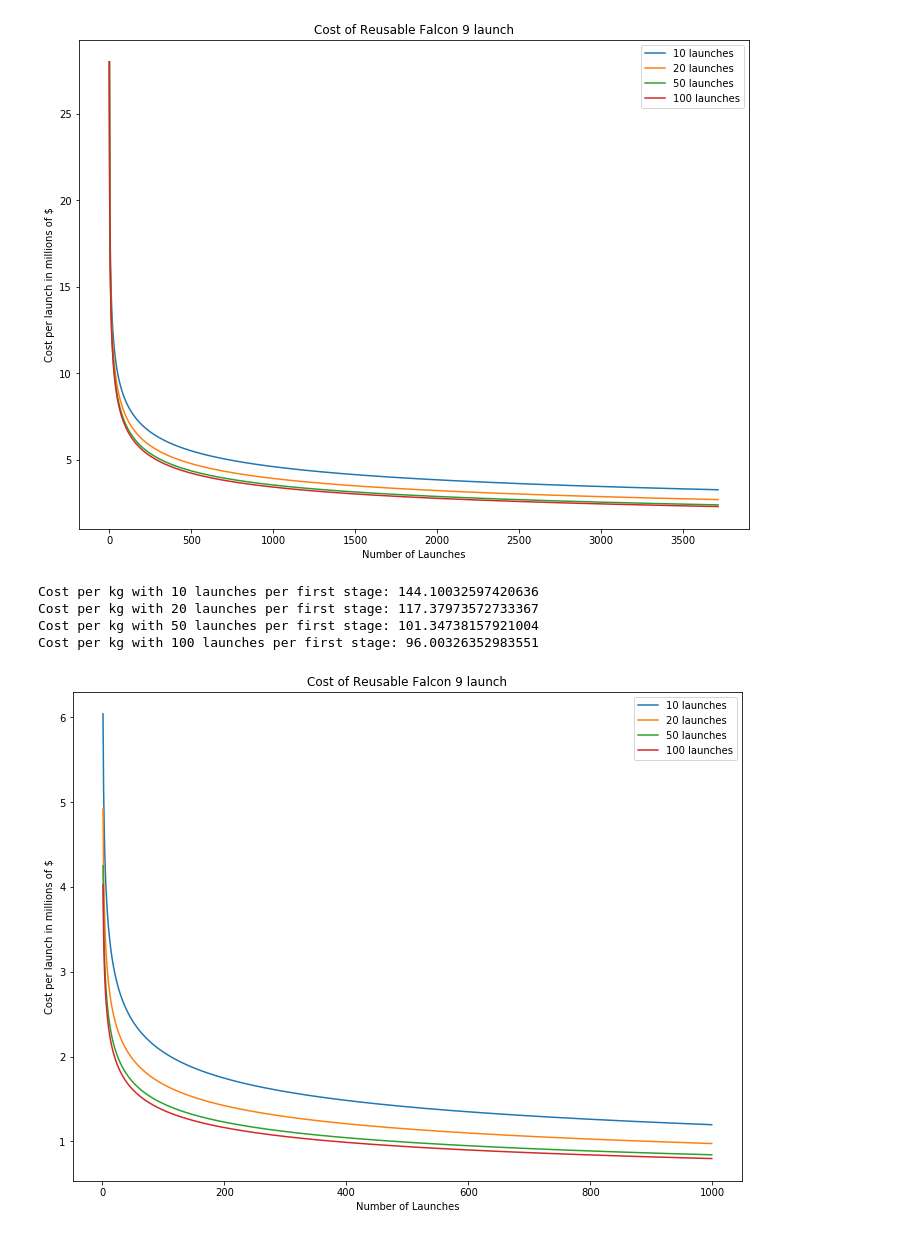
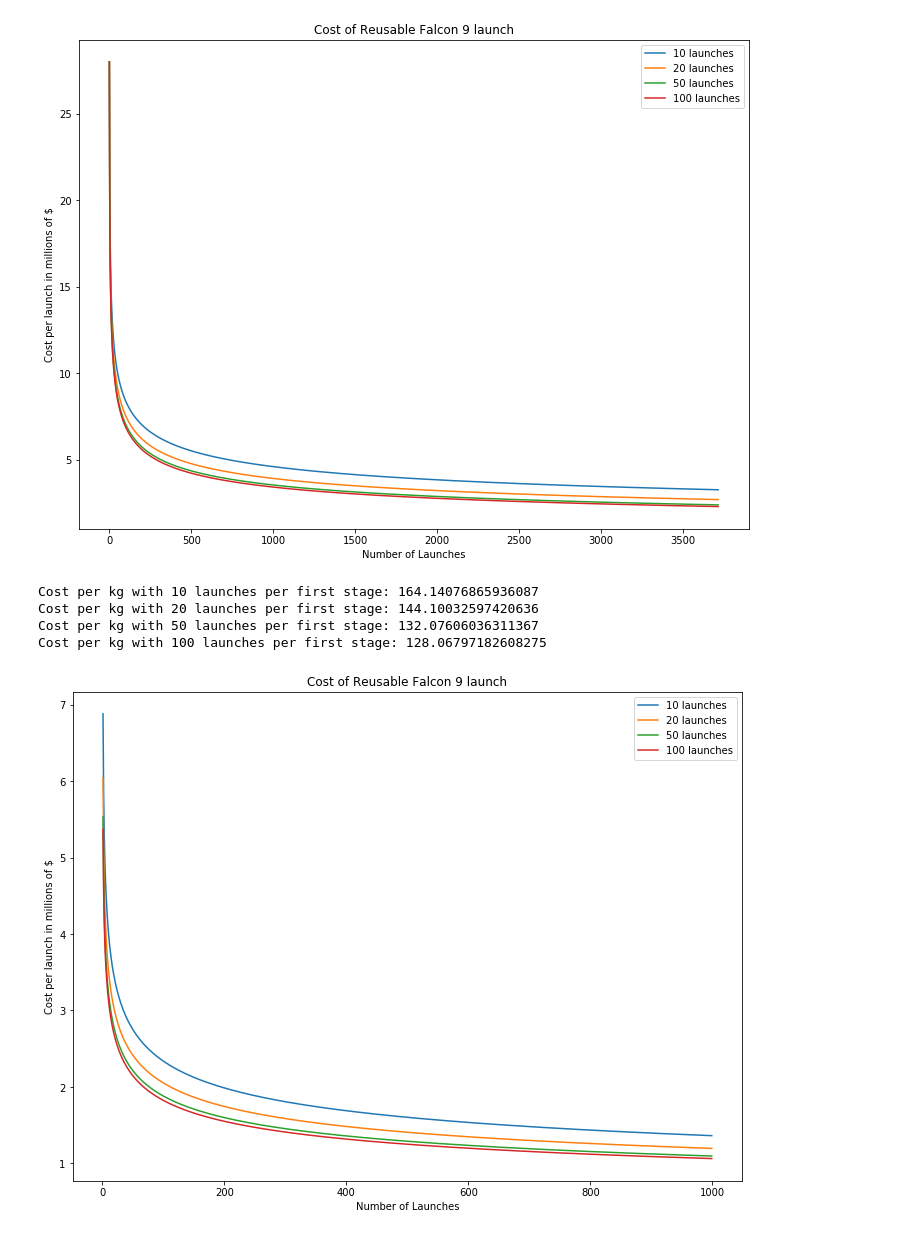
Before and after one commit to candaceyee/Space-Based-Solar, a Jupyter notebook: Falcon 9 Learning curve.ipynb, the cells around one changed output. Saved outputs shown, nothing was run; the diff lists cells and outputs as text; code cells hidden in the pictures.

Commit message:
Update Learning Curves

```diff
--- a/Falcon 9 Learning curve.ipynb
+++ b/Falcon 9 Learning curve.ipynb
@@ -141,21 +141,21 @@ Cost per kg with 50 launches per first stage: 288.0304562601151
 Cost per kg with 100 launches per first stage: 276.37356085928377
 [figure]
 # %%
-stage_1_and_fairings = 16.8 + 5.6
-fuel_and_recovery = 2.8 + 1
+stage_1_and_fairings = 16.8
+fuel_and_recovery = 2.8 + 1.4 + 1
 initial_cost_10_launches = ((stage_1_and_fairings + fuel_and_recovery) - fuel_and_recovery) / 10 + fuel_and_recovery
 initial_cost_20_launches = ((stage_1_and_fairings + fuel_and_recovery) - fuel_and_recovery) / 20 + fuel_and_recovery
 initial_cost_50_launches = ((stage_1_and_fairings + fuel_and_recovery) - fuel_and_recovery) / 50 + fuel_and_recovery
 initial_cost_100_launches = ((stage_1_and_fairings + fuel_and_recovery) - fuel_and_recovery) / 100 + fuel_and_recovery
 
 c10launches = make_lc(initial_cost_10_launches, lr=.85, maxUnits=1000, numberOfLaunches=10)
 c20launches = make_lc(initial_cost_20_launches, lr=.85, maxUnits=1000, numberOfLaunches=20)
 c50launches = make_lc(initial_cost_50_launches, lr=.85, maxUnits=1000, numberOfLaunches=50)
 c100launches = make_lc(initial_cost_100_launches, lr=.85, maxUnits=1000, numberOfLaunches=100)
 show_multipule_lcs([c10launches, c20launches, c50launches, c100launches], labels=['10 launches', '20 launches', '50 launches', '100 launches'])
 # %% [output]
-Cost per kg with 10 launches per first stage: 144.10032597420636
-Cost per kg with 20 launches per first stage: 117.37973572733367
-Cost per kg with 50 launches per first stage: 101.34738157921004
-Cost per kg with 100 launches per first stage: 96.00326352983551
+Cost per kg with 10 launches per first stage: 164.14076865936087
+Cost per kg with 20 launches per first stage: 144.10032597420636
+Cost per kg with 50 launches per first stage: 132.07606036311367
+Cost per kg with 100 launches per first stage: 128.06797182608275
-[figure, old version]
+[figure, new version]
```
Also changed, not shown: parts of 1 cell of this notebook, 1 other file.
